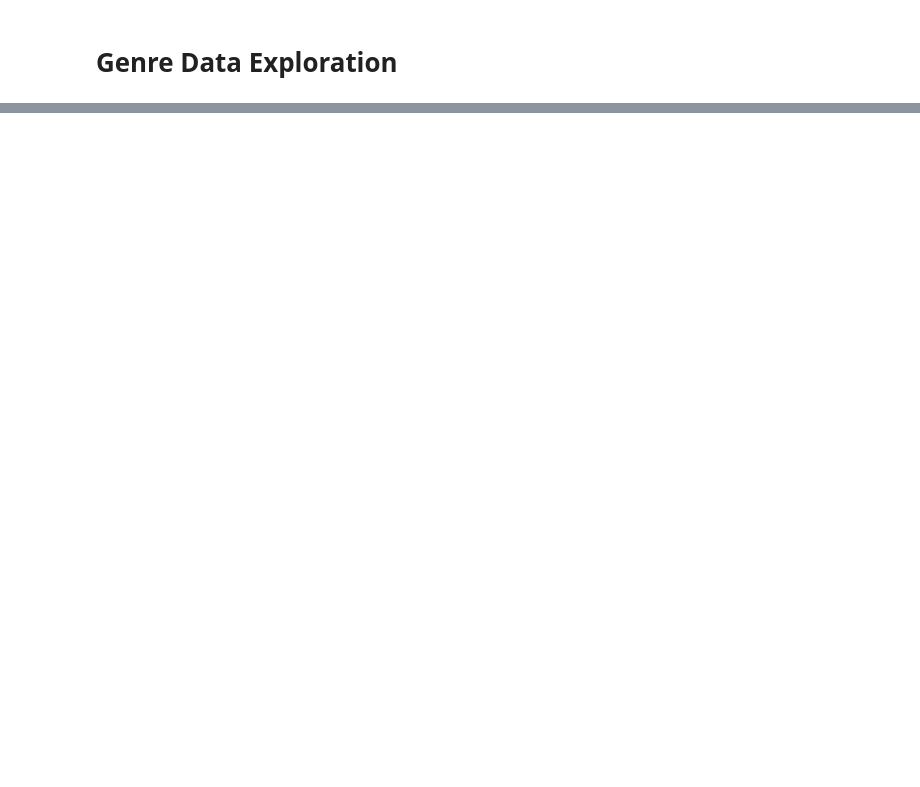
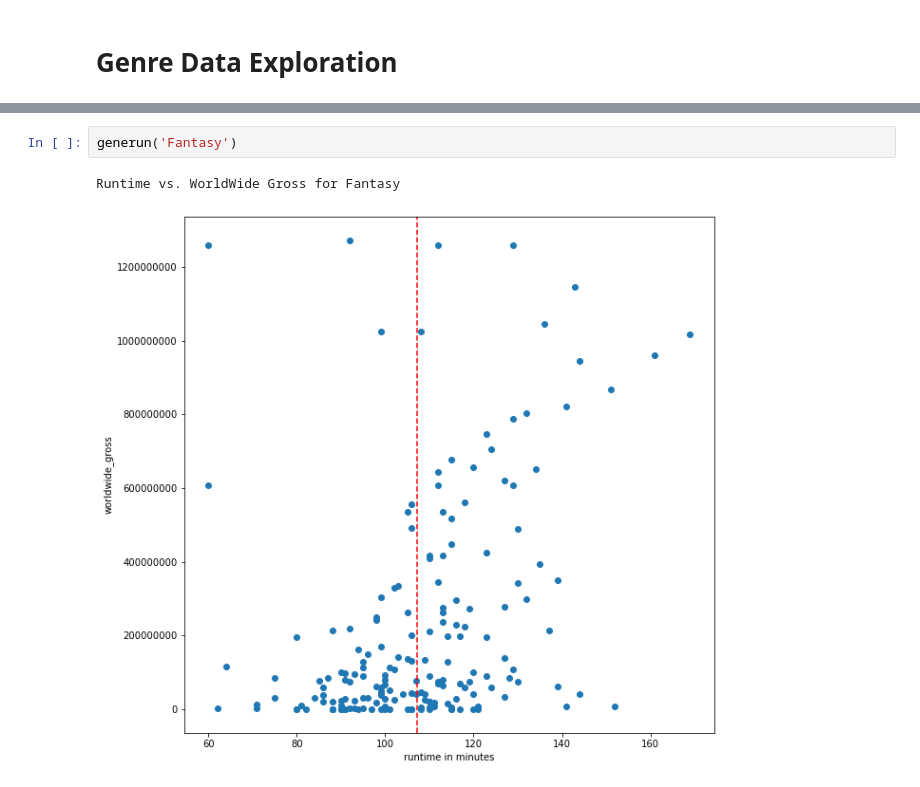
Before and after one commit to StefanoCaruso456/Movie-Studio-Project, a Jupyter notebook: notebook_development/jbook_Samuel.ipynb, the cells around one changed output, grey strips where cells are left out. Drawn from its saved outputs; the diff is of its cells as text; blank space fills up the shorter version.

```diff
--- a/notebook_development/jbook_Samuel.ipynb
+++ b/notebook_development/jbook_Samuel.ipynb
@@ -240,0 +272,5 @@ genegraph('Romance')
+# %%
+generun('Fantasy')
+# %% [output]
+Runtime vs. WorldWide Gross for Fantasy
+[figure, added]
```
Also changed, not shown: parts of 50 cells of this notebook, 1 other file.
